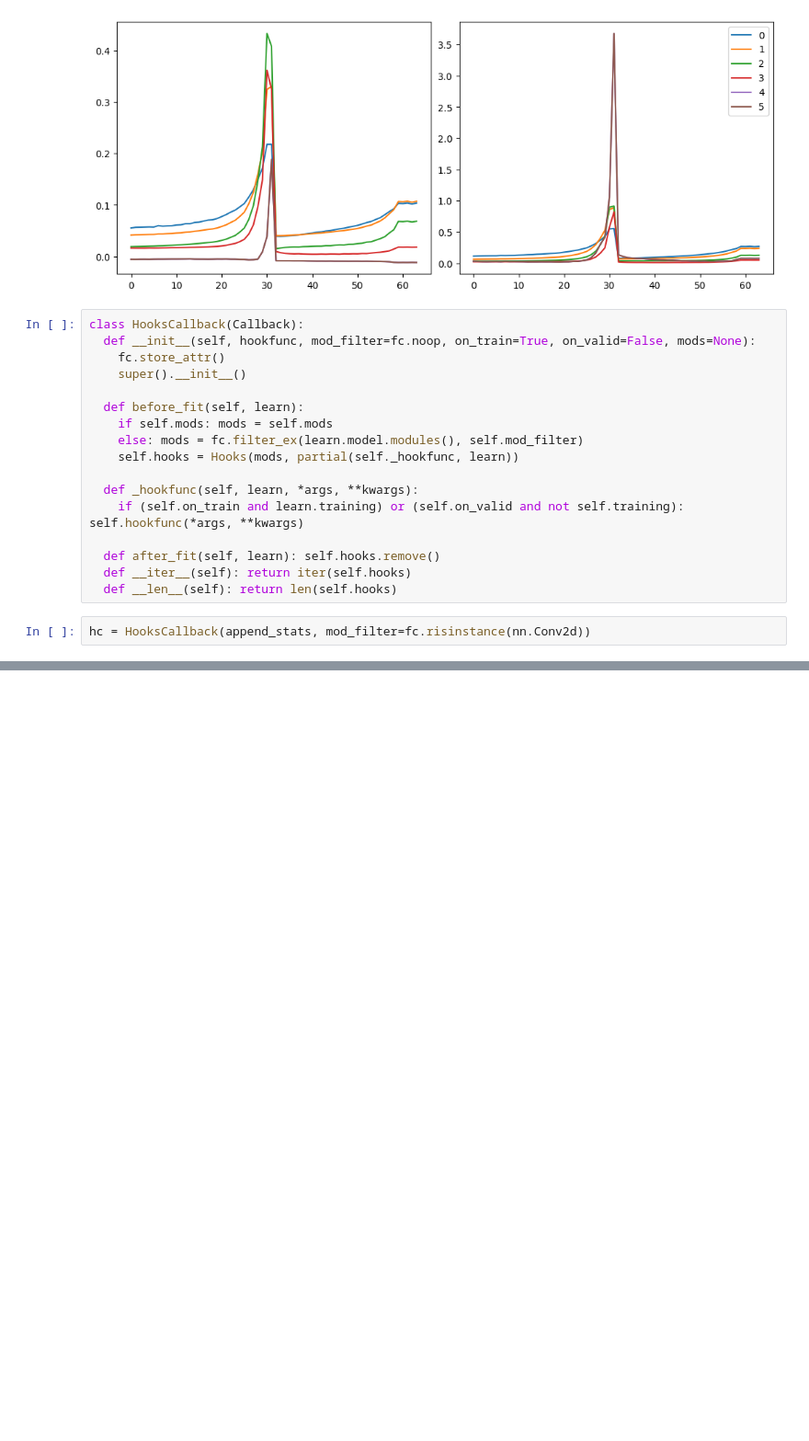
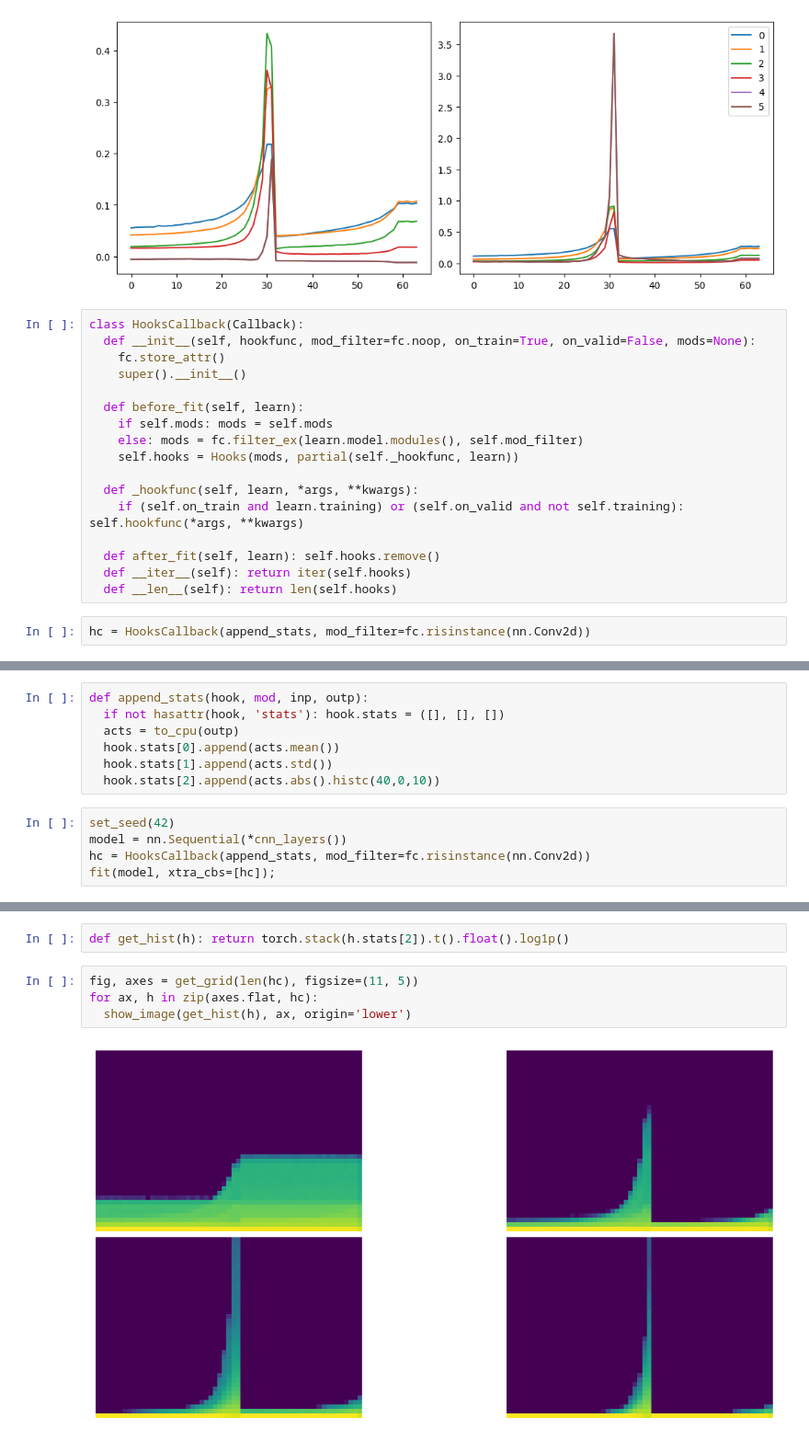
Before and after one commit to satani99/fastai_22_2, a Jupyter notebook: activations.ipynb, the cells around one changed output, grey strips where cells are left out. Shown: that part at 92% size. Cells and saved outputs as stored; diff of their text form; blank space fills up the shorter version.

```diff
--- a/activations.ipynb
+++ b/activations.ipynb
@@ -286,0 +303,12 @@ hc = HooksCallback(append_stats, mod_filter=fc.risinstance(nn.Conv2d))
+# %%
+def append_stats(hook, mod, inp, outp):
+  if not hasattr(hook, 'stats'): hook.stats = ([], [], [])
+  acts = to_cpu(outp)
+  hook.stats[0].append(acts.mean())
+  hook.stats[1].append(acts.std())
+  hook.stats[2].append(acts.abs().histc(40,0,10))
+# %%
+set_seed(42)
+model = nn.Sequential(*cnn_layers())
+hc = HooksCallback(append_stats, mod_filter=fc.risinstance(nn.Conv2d))
+fit(model, xtra_cbs=[hc]);
@@ -286,0 +320,8 @@ hc = HooksCallback(append_stats, mod_filter=fc.risinstance(nn.Conv2d))
+# %%
+def get_hist(h): return torch.stack(h.stats[2]).t().float().log1p()
+# %%
+fig, axes = get_grid(len(hc), figsize=(11, 5))
+for ax, h in zip(axes.flat, hc):
+  show_image(get_hist(h), ax, origin='lower')
+# %% [output]
+[figure, added]
```
Also changed, not shown: parts of 3 cells of this notebook.
